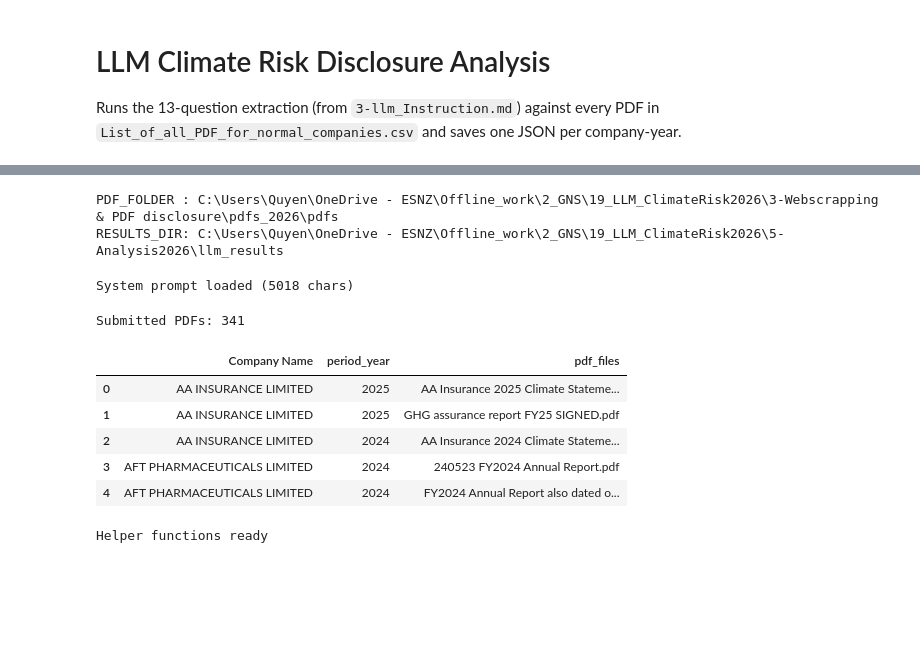
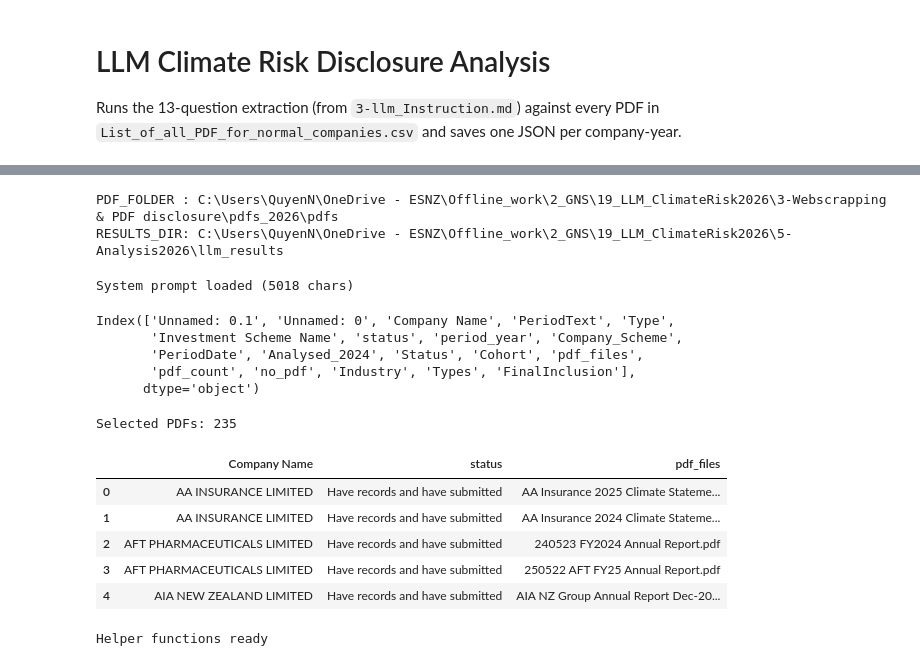
Before and after one commit to quyennguyen2201/LLM_climaterisk_2026, a Jupyter notebook: scripts/3-llm_analysis.ipynb, the cells around one changed output, grey strips where cells are left out. Drawn from its saved outputs; the diff is of its cells as text; code cells hidden in the pictures; blank space fills up the shorter version.

Commit message:
Update the llm analysis to run only the one that have not run.

```diff
--- a/scripts/3-llm_analysis.ipynb
+++ b/scripts/3-llm_analysis.ipynb
@@ -30,10 +30,11 @@ from pathlib import Path
 # %%
 # Paths
-BASE_DIR    = r'C:\Users\Quyen\OneDrive - ESNZ\Offline_work\2_GNS\19_LLM_ClimateRisk2026'
+BASE_DIR    = r'C:\Users\QuyenN\OneDrive - ESNZ\Offline_work\2_GNS\19_LLM_ClimateRisk2026'
 PDF_FOLDER  = os.path.join(BASE_DIR, '3-Webscrapping & PDF disclosure', 'pdfs_2026','pdfs')
 ANALYSIS_DIR= os.path.join(BASE_DIR, '5-Analysis2026')
 RESULTS_DIR = os.path.join(ANALYSIS_DIR, 'llm_results')
 PDF_LIST    = os.path.join(ANALYSIS_DIR, 'List_of_all_PDF_for_normal_companies.csv')
+SELECTED_PDF_LIST = os.path.join(ANALYSIS_DIR, 'List_of_selected_PDF_forLLManalysis.csv')
 INSTRUCTION = os.path.join(BASE_DIR, '4-Github2026_LLM', 'LLM_climaterisk_2026', 'scripts', '3-llm_Instruction.md')
 MODEL       = 'claude-sonnet-4-6'
 MAX_TOKENS  = 8192
@@ -41,8 +42,8 @@ os.makedirs(RESULTS_DIR, exist_ok=True)
 print('PDF_FOLDER :', PDF_FOLDER)
 print('RESULTS_DIR:', RESULTS_DIR)
 # %% [output]
-PDF_FOLDER : C:\Users\Quyen\OneDrive - ESNZ\Offline_work\2_GNS\19_LLM_ClimateRisk2026\3-Webscrapping & PDF disclosure\pdfs_2026\pdfs
-RESULTS_DIR: C:\Users\Quyen\OneDrive - ESNZ\Offline_work\2_GNS\19_LLM_ClimateRisk2026\5-Analysis2026\llm_results
+PDF_FOLDER : C:\Users\QuyenN\OneDrive - ESNZ\Offline_work\2_GNS\19_LLM_ClimateRisk2026\3-Webscrapping & PDF disclosure\pdfs_2026\pdfs
+RESULTS_DIR: C:\Users\QuyenN\OneDrive - ESNZ\Offline_work\2_GNS\19_LLM_ClimateRisk2026\5-Analysis2026\llm_results
 # %%
 # Load system prompt
 with open(INSTRUCTION, 'r', encoding='utf-8') as f:
@@ -50,20 +51,27 @@ with open(INSTRUCTION, 'r', encoding='utf-8') as f:
 print(f'System prompt loaded ({len(SYSTEM_PROMPT)} chars)')
 # %% [output]
 System prompt loaded (5018 chars)
+# %%
+df.columns
+# %% [output]
+Index(['Unnamed: 0.1', 'Unnamed: 0', 'Company Name', 'PeriodText', 'Type',
+       'Investment Scheme Name', 'status', 'period_year', 'Company_Scheme',
+       'PeriodDate', 'Analysed_2024', 'Status', 'Cohort', 'pdf_files',
+       'pdf_count', 'no_pdf', 'Industry', 'Types', 'FinalInclusion'],
+      dtype='object')
 # %%
 # Load submitted PDFs
-df = pd.read_csv(PDF_LIST)
-df = df[df['Status'] == 'Submitted'].copy()
-print(f'Submitted PDFs: {len(df)}')
-df[['Company Name', 'period_year', 'pdf_files']].head(5)
+df = pd.read_csv(SELECTED_PDF_LIST)
+print(f'Selected PDFs: {len(df)}')
+df[["Company Name","status", "pdf_files"]].head(5)
 # %% [output]
-Submitted PDFs: 341
+Selected PDFs: 235
-|  | Company Name | period_year | pdf_files |
-| 0 | AA INSURANCE LIMITED | 2025 | AA Insurance 2025 Climate Stateme... |
-| 1 | AA INSURANCE LIMITED | 2025 | GHG assurance report FY25 SIGNED.pdf |
-| 2 | AA INSURANCE LIMITED | 2024 | AA Insurance 2024 Climate Stateme... |
-| 3 | AFT PHARMACEUTICALS LIMITED | 2024 | 240523 FY2024 Annual Report.pdf |
-| 4 | AFT PHARMACEUTICALS LIMITED | 2024 | FY2024 Annual Report also dated o... |
+|  | Company Name | status | pdf_files |
+| 0 | AA INSURANCE LIMITED | Have records and have submitted | AA Insurance 2025 Climate Stateme... |
+| 1 | AA INSURANCE LIMITED | Have records and have submitted | AA Insurance 2024 Climate Stateme... |
+| 2 | AFT PHARMACEUTICALS LIMITED | Have records and have submitted | 240523 FY2024 Annual Report.pdf |
+| 3 | AFT PHARMACEUTICALS LIMITED | Have records and have submitted | 250522 AFT FY25 Annual Report.pdf |
+| 4 | AIA NEW ZEALAND LIMITED | Have records and have submitted | AIA NZ Group Annual Report Dec-20... |
 # %%
 # Helper functions
 def get_pdf_path(company, period_year, filename):
```
Also changed, not shown: parts of 6 cells of this notebook.
